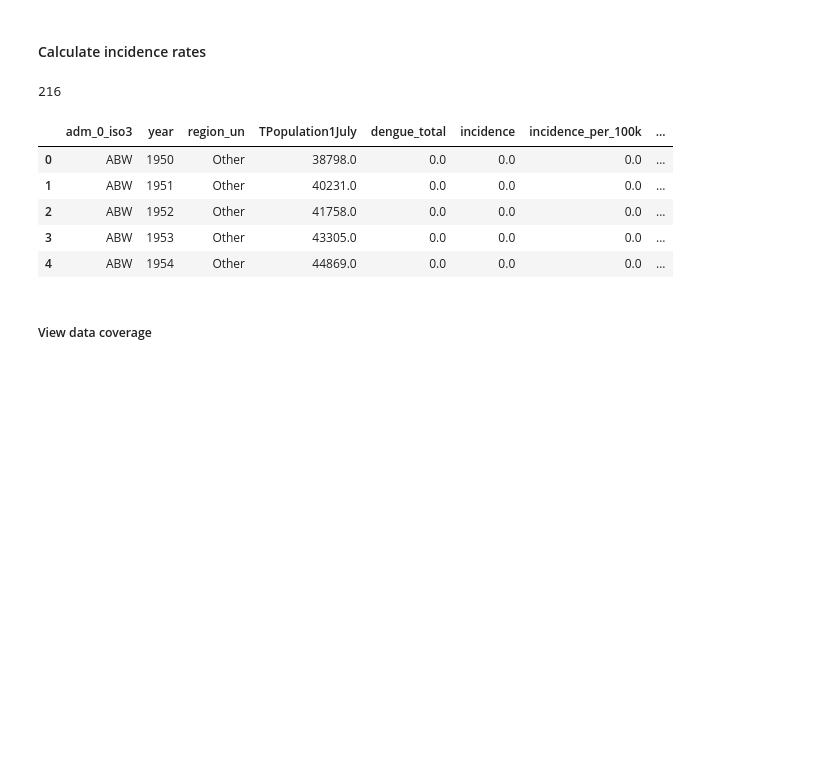
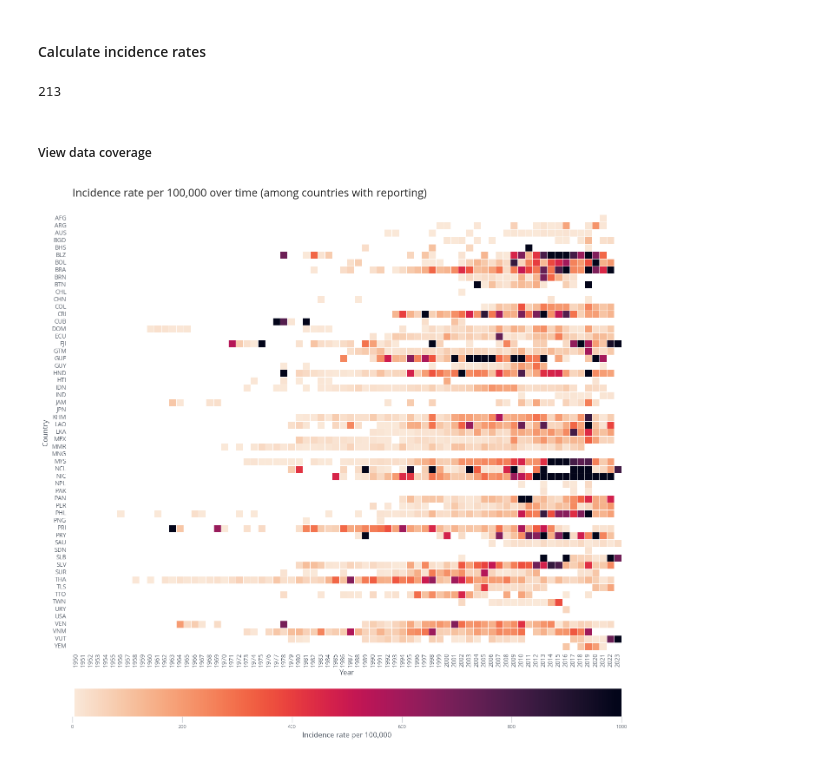
Before and after one commit to haileyrobertson/robertson-cpsc581, a Jupyter notebook: final-project/src/01_classify_by_endemicity_status.ipynb, the cells around one changed output. Saved outputs shown, nothing was run; the diff lists cells and outputs as text; code cells hidden in the pictures; blank space fills up the shorter version.

```diff
--- a/final-project/src/01_classify_by_endemicity_status.ipynb
+++ b/final-project/src/01_classify_by_endemicity_status.ipynb
@@ -253,21 +280,9 @@ df['log_incidence_per_100k'] = np.log1p(df['incidence_per_100k'])  # log(x + 1)
 # Mess with this at some point
 df['rolling_mean_4yr'] = df.groupby('adm_0_iso3')['log_incidence_per_100k'].rolling(window=4, min_periods=1).mean().reset_index(level=0, drop=True)
 
-df['year'] = df['year'].astype(int)
-
-with open('../data/un_regions.json') as f:
-    countries = json.load(f)
-df['region_un'] = df['adm_0_iso3'].map(countries).fillna("Other")
-
 print(len(df.adm_0_iso3.unique()))
 # %% [output]
-216
+213
-|  | adm_0_iso3 | year | region_un | TPopulation1July | dengue_total | incidence | incidence_per_100k | ... |
-| 0 | ABW | 1950 | Other | 38798.0 | 0.0 | 0.0 | 0.0 | ... |
-| 1 | ABW | 1951 | Other | 40231.0 | 0.0 | 0.0 | 0.0 | ... |
-| 2 | ABW | 1952 | Other | 41758.0 | 0.0 | 0.0 | 0.0 | ... |
-| 3 | ABW | 1953 | Other | 43305.0 | 0.0 | 0.0 | 0.0 | ... |
-| 4 | ABW | 1954 | Other | 44869.0 | 0.0 | 0.0 | 0.0 | ... |
 # %% [markdown]
 ##### View data coverage
 # %%
@@ -293,33 +308,36 @@ custom_colors = ["white", colors[1]]
 # Plot the heatmap
 im = sns.heatmap(data=heatmap_data,
                  cmap=custom_cmap,
                  annot=False,
                  fmt='g',
                  linewidths=0.5,
                  ax=ax,
                  vmin=0,
                  vmax=1000,
                  cbar=True,
                  cbar_kws={'orientation': 'horizontal', 'pad': 0.07, 'label':'Incidence rate per 100,000'})
 
 # Set tick labels and axis labels
 ax.set_xlabel('Year')
 ax.set_ylabel('Country')
 ax.set_title("Incidence rate per 100,000 over time (among countries with reporting)",loc='left')
 
 # Set tick parameters
 ax.tick_params(axis='x', pad=5, length=0, labelsize=10, width=30)
 plt.setp(ax.get_xticklabels(), rotation=90)
 
 ax.tick_params(axis='y', pad=10, width=30, labelsize=10, rotation=0)
 ax.tick_params(top=False, bottom=True, labeltop=False, labelbottom=True)
 
 # Hide spines
 ax.spines.bottom.set_visible(False)
 ax.spines.left.set_visible(False)
 
 # Set title and show the plot
 plt.tight_layout()
-filename = f"../output/figures/open_dengue_incidence_1950-2023_all_reporting.png"
-plt.savefig(filename, format='png', dpi=300)
-plt.close()
+# filename = f"../output/figures/open_dengue_incidence_1950-2023_all_reporting.png"
+# plt.savefig(filename, format='png', dpi=300)
+# plt.close()
+plt.show()
+# %% [output]
+[figure, added]
```
Also changed, not shown: parts of 3 cells of this notebook, 2 other files.
